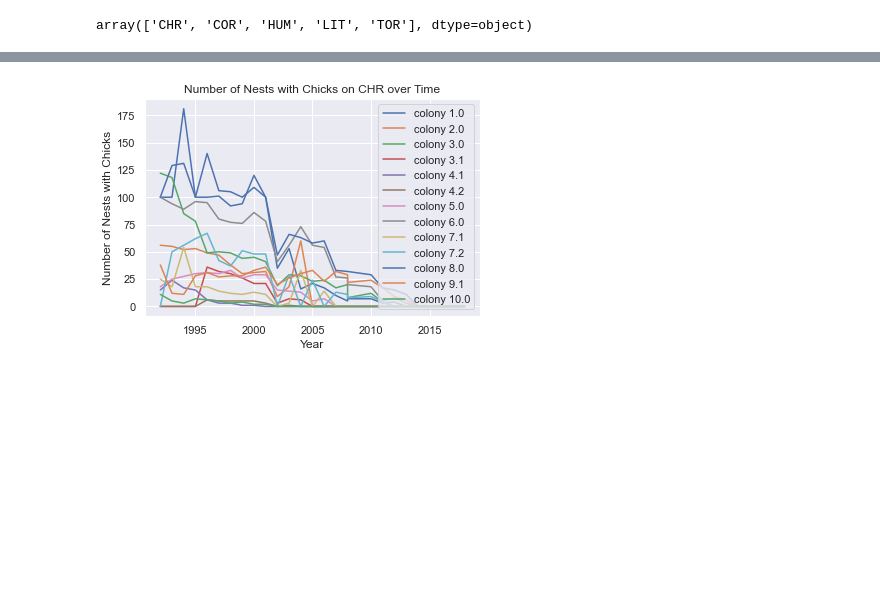
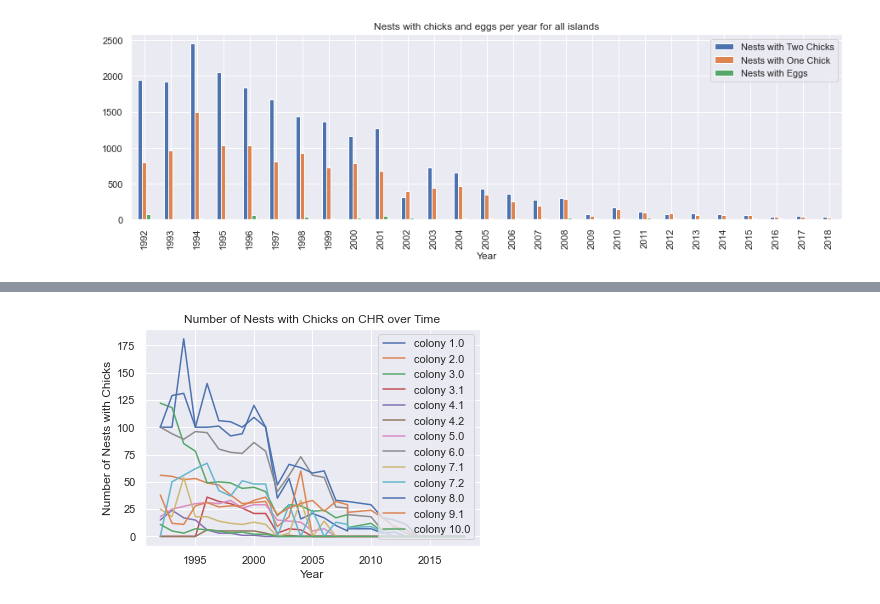
Before and after one commit to cynthiadwq/IDS-final-project, a Jupyter notebook: EDA/eda_chick_broods_and_reproductive_success.ipynb, the cells around one changed output, grey strips where cells are left out. Drawn from its saved outputs; the diff is of its cells as text; code cells hidden in the pictures; blank space fills up the shorter version.

Commit message:
add in per year count information

```diff
--- a/EDA/eda_chick_broods_and_reproductive_success.ipynb
+++ b/EDA/eda_chick_broods_and_reproductive_success.ipynb
@@ -14,10 +14,24 @@ chick_brood_df['Year'] = pd.DatetimeIndex(chick_brood_df['Date GMT']).year
 chick_brood_df['Nests with Chicks'] = chick_brood_df['Nests with One Chick'] + chick_brood_df['Nests with Two Chicks']
 # Drop the rows whose 'Nests With Chicks' is greater than 'Nests in Sample' cause it does not make sense
 chick_brood_df = chick_brood_df[chick_brood_df['Nests with Chicks'] <= chick_brood_df['Nests in Sample']]
-chick_brood_df['Percentage of Nests with Chicks'] = chick_brood_df['Nests with Chicks'] / chick_brood_df['Nests in Sample']
-chick_brood_df['Percentage of Nests with Chicks'].fillna(0, inplace = True)
-
 island = 'Island'
 chick_brood_df[island].unique() # array(['CHR', 'COR', 'HUM', 'LIT', 'TOR'], dtype=object)
+
+# Construct chick brood info per year per island data:
+chick_brood_info_per_year_per_island = chick_brood_df.groupby(
+    [chick_brood_df['Year'], chick_brood_df['Island']]
+).agg({'Nests with One Chick': 'sum', 'Nests with Two Chicks': 'sum', 'Nests with Eggs': 'sum', 'Nests with Chicks':'sum'}).reset_index()
+# print(chick_brood_info_per_year_per_island.head)
+
+# Construct chick brood info per year:
+chick_brood_info_per_year = chick_brood_df.groupby(
+    [chick_brood_df['Year']]
+).agg({'Nests with One Chick': 'sum', 'Nests with Two Chicks': 'sum', 'Nests with Eggs': 'sum', 'Nests with Chicks' : 'sum'})
+# print(chick_brood_info_per_year.head)
-# %% [output]
-array(['CHR', 'COR', 'HUM', 'LIT', 'TOR'], dtype=object)
+# %%
+# Nests with Chicks and eggs per year for all islands
+chick_brood_info_per_year[['Nests with Two Chicks', 'Nests with One Chick', 'Nests with Eggs']].plot.bar(figsize=(15,4))
+plt.title("Nests with chicks and eggs per year for all islands")
+plt.show()
+# %% [output]
+[figure, added]
```
Also changed, not shown: parts of 11 cells of this notebook.
